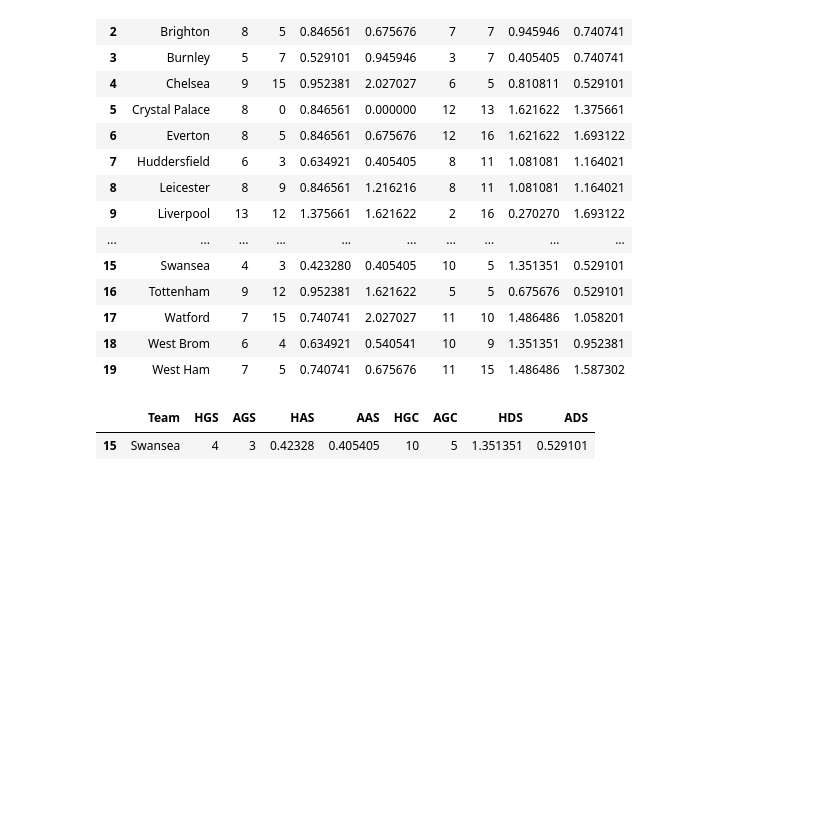
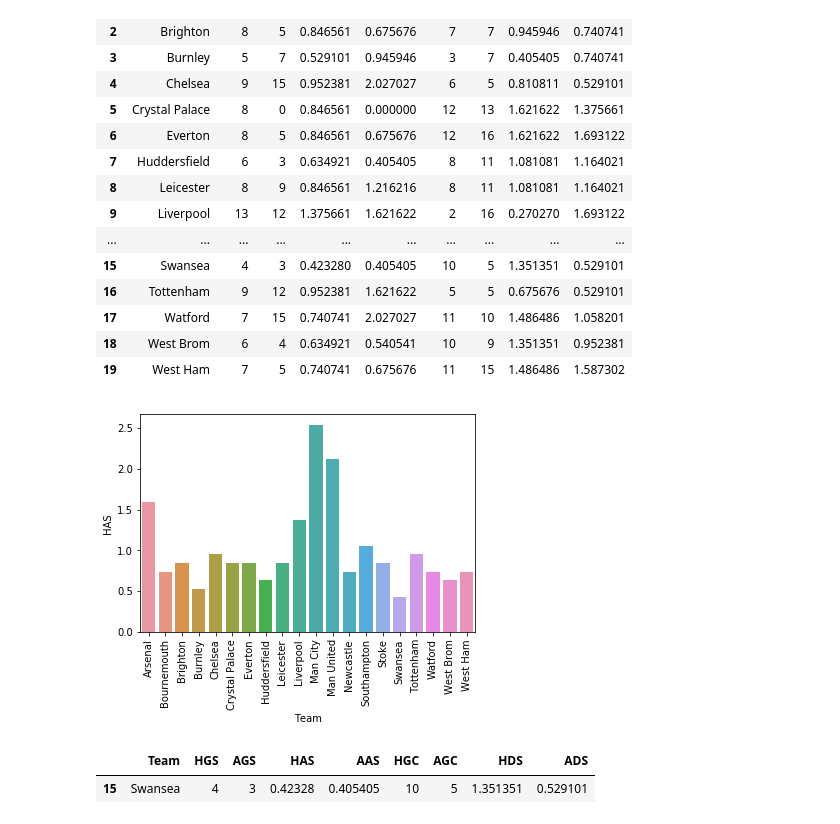
Before and after one commit to rsibi/epl-prediction-2017, a Jupyter notebook: EPL_Prediction.ipynb, the cells around one changed output. Drawn from its saved outputs; the diff is of its cells as text; code cells hidden in the pictures; blank space fills up the shorter version.

Commit message:
Added HAS plot

```diff
--- a/EPL_Prediction.ipynb
+++ b/EPL_Prediction.ipynb
@@ -163,6 +145,12 @@ table_16
 | 17 | Watford | 7 | 15 | 0.740741 | 2.027027 | 11 | 10 | 1.486486 | 1.058201 |
 | 18 | West Brom | 6 | 4 | 0.634921 | 0.540541 | 10 | 9 | 1.351351 | 0.952381 |
 | 19 | West Ham | 7 | 5 | 0.740741 | 0.675676 | 11 | 15 | 1.486486 | 1.587302 |
+# %%
+has_plot = sns.barplot(table_16.Team,table_16.HAS)
+for item in has_plot.get_xticklabels():
+    item.set_rotation(90)
+# %% [output]
+[figure, added]
 # %%
 table_16[table_16.Team == "Swansea"]
 # %% [output]
```
Also changed, not shown: parts of 4 cells of this notebook.
